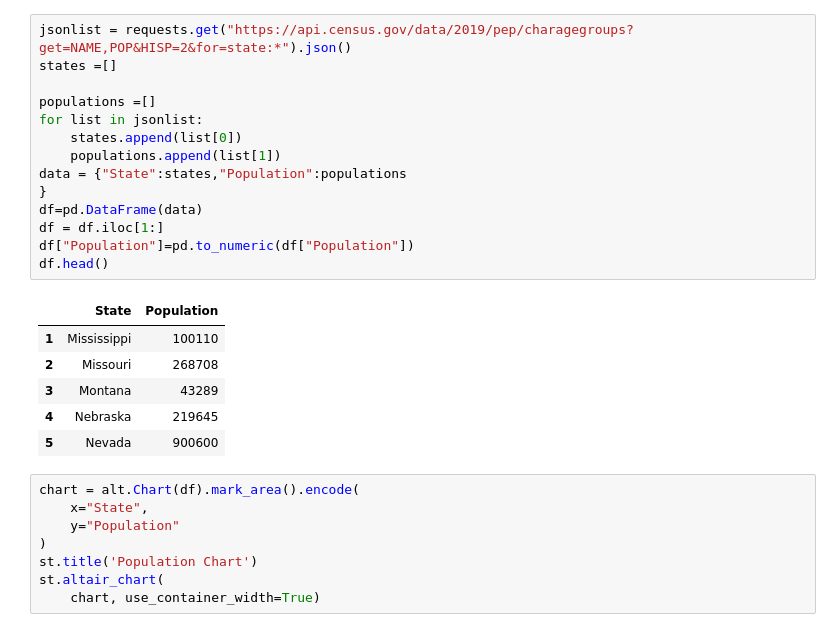
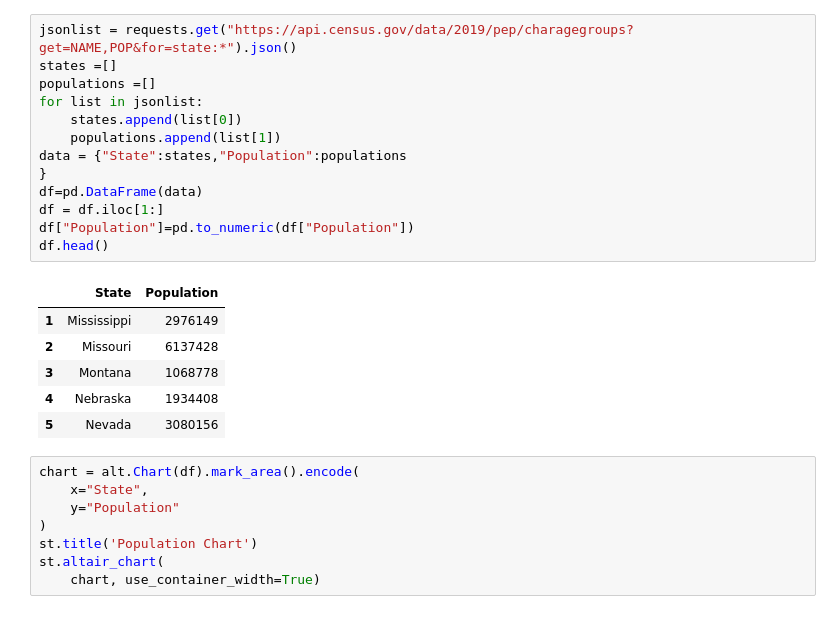
Before and after one commit to lse-ds105/ds105a-project-politics_and_datascience, a Jupyter notebook: docs/nb02.ipynb, the cells around one changed output. Cells and saved outputs as stored; diff of their text form.

```diff
--- a/docs/nb02.ipynb
+++ b/docs/nb02.ipynb
@@ -28,25 +28,24 @@ Requirement already satisfied: mdurl~=0.1 in c:\users\alexf\anaconda3\lib\site-p
 Note: you may need to restart the kernel to use updated packages.
 # %%
-jsonlist = requests.get("https://api.census.gov/data/2019/pep/charagegroups?get=NAME,POP&HISP=2&for=state:*").json()
+jsonlist = requests.get("https://api.census.gov/data/2019/pep/charagegroups?get=NAME,POP&for=state:*").json()
 states =[]
-
 populations =[]
 for list in jsonlist:
     states.append(list[0])
     populations.append(list[1])
 data = {"State":states,"Population":populations
 }
 df=pd.DataFrame(data)
 df = df.iloc[1:]
 df["Population"]=pd.to_numeric(df["Population"])
 df.head()
 # %% [output]
 |  | State | Population |
-| 1 | Mississippi | 100110 |
-| 2 | Missouri | 268708 |
-| 3 | Montana | 43289 |
-| 4 | Nebraska | 219645 |
-| 5 | Nevada | 900600 |
+| 1 | Mississippi | 2976149 |
+| 2 | Missouri | 6137428 |
+| 3 | Montana | 1068778 |
+| 4 | Nebraska | 1934408 |
+| 5 | Nevada | 3080156 |
 # %%
 chart = alt.Chart(df).mark_area().encode(
     x="State",
```
Also changed, not shown: parts of 10 cells of this notebook.
